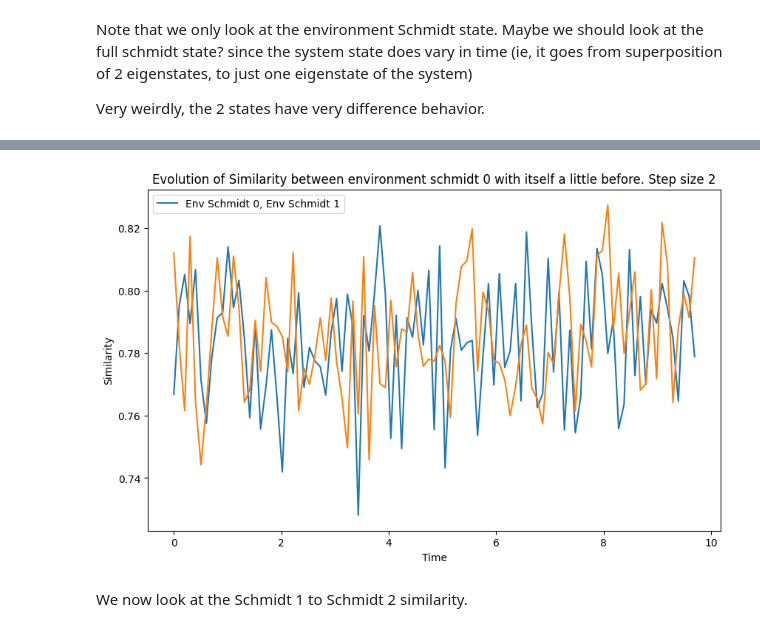
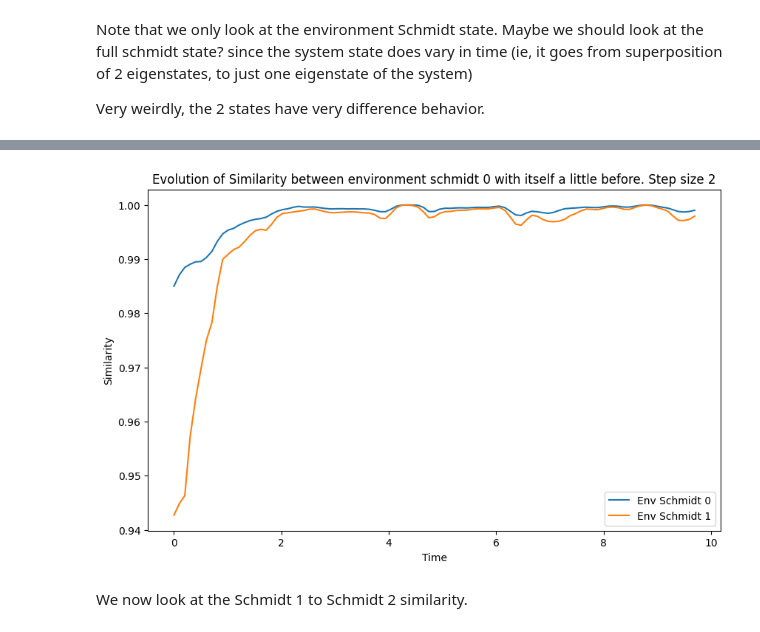
Before and after one commit to MarinAndreGirard/Quantum_Branching, a Jupyter notebook: similarity.ipynb, the cells around one changed output, grey strips where cells are left out. Saved outputs shown, nothing was run; the diff lists cells and outputs as text; code cells hidden in the pictures.

Commit message:
Made time similarity better + generated + discussed

```diff
--- a/similarity.ipynb
+++ b/similarity.ipynb
@@ -30,0 +47,3 @@ time_cos_similarity_plot(result,tlist)
+# %%
+step = 2
+time_cos_similarity_plot_new(result,tlist,H_total,Int_strength,w,step)
@@ -93,17 +107,17 @@ We want to have states that start in high fluctutation, and evolve to states tha
 # %%
 #defining all quantities used in the simulation
 d1, d2 = 10, 200
 w = 0.3# smallest weight of the 2 eingestates, set btw 0 and 1
 E_spacing = 1.0
 Int_strength = 0.06
 # Define the time settings for the simulation
 tmax= 10
 ind_nb = 100
 #using all above to obtain QM qtts
 result, tlist, H_q, H_system_2, H_system_1_ext, H_system_2_ext, H_interaction, H_total, ket_0, ket_1, initial_state_system_2 = generate_result(d1,d2,w, E_spacing, Int_strength, tmax, ind_nb,0)
-time_cos_similarity_plot(result,tlist)
+time_cos_similarity_plot_new(result,tlist,H_total,Int_strength,w,step)
 # %% [output]
-[figure, old version]
+[figure, new version]
 # %% [markdown]
 We now look at the Schmidt 1 to Schmidt 2 similarity.
 # %%
```
Also changed, not shown: parts of 13 cells of this notebook, 1 other file.
